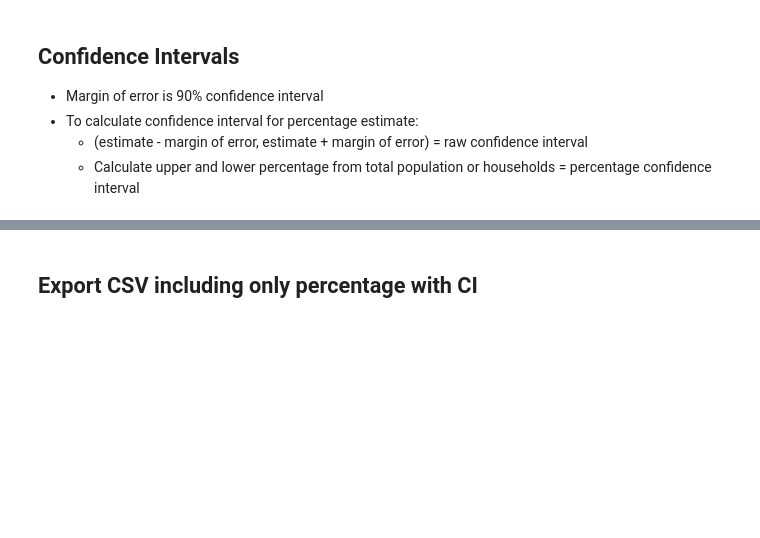
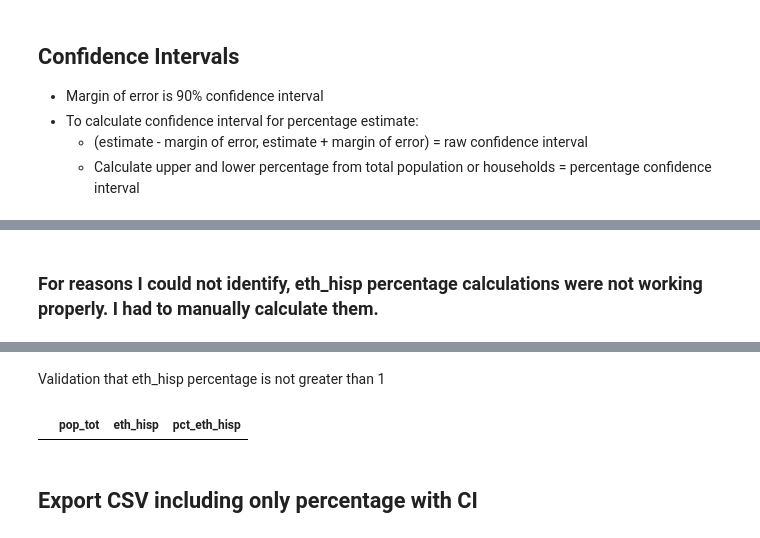
Before and after one commit to mfarme/eHealthEquity, a Jupyter notebook: Research/Data Source/ACS.ipynb, the cells around one changed output, grey strips where cells are left out. Drawn from its saved outputs; the diff is of its cells as text; code cells hidden in the pictures; blank space fills up the shorter version.

Commit message:
eth_hisp var had to be manually calculated to get correct percentage

```diff
--- a/Research/Data Source/ACS.ipynb
+++ b/Research/Data Source/ACS.ipynb
@@ -202,8 +200,19 @@ Vectorized operation for percentage calculation
-# %%
-df[['pct_' + i for i in pop]] = df[pop].divide(df['pop_tot'], axis=0)
-df[['pct_' + i for i in edu_pop]] = df[edu_pop].divide(df['pop_25'], axis=0)
-df[['pct_' + i for i in hh]] = df[hh].divide(df['hh_tot'], axis=0)
-df[['pct_' + i for i in occ_pop]] = df[occ_pop].divide(df['pop_lf'], axis=0)
+# %% [markdown]
+### For reasons I could not identify, eth_hisp percentage calculations were not working properly. I had to manually calculate them.
+# %%
+#divide pop_tot by i to get pct_i for each row
+for i in pop:
+    df['pct_'+i] = df[i]/df['pop_tot']
+for i in edu_pop:
+    df['pct_'+i] = df[i]/df['pop_25']
+for i in occ_pop:
+    df['pct_'+i] = df[i]/df['pop_lf']
+for i in hh:
+    df['pct_'+i] = df[i]/df['hh_tot']
+
+df['pct_eth_hisp'] = df['eth_hisp']/df['pop_tot']
+df['pct_eth_hisp_upper'] = df['eth_hisp_upper']/df['pop_tot']
+df['pct_eth_hisp_lower'] = df['eth_hisp_lower']/df['pop_tot']
 # %%
 df.head()
 # %% [output]
@@ -213,5 +222,12 @@ df.head()
 | 2 | 01 | 005 | Barbour County, Alabama | 25259 | 17995.0 | 8561 | 9088.0 | 1336.0 | 3042.0 | 6600.0 | 3689.0 | ... |
 | 3 | 01 | 007 | Bibb County, Alabama | 22412 | 16057.0 | 8223 | 7083.0 | 988.0 | 2137.0 | 7052.0 | 2886.0 | ... |
 | 4 | 01 | 009 | Blount County, Alabama | 58884 | 40668.0 | 24244 | 21300.0 | 2761.0 | 3889.0 | 14284.0 | 8732.0 | ... |
+# %% [markdown]
+Validation that eth_hisp percentage is not greater than 1
+# %%
+#show rows were pct_eth_hisp is greater than 1, just show pop_tot, eth_hisp, pct_eth_hisp columns
+df[df['pct_eth_hisp'] > 1][['pop_tot', 'eth_hisp', 'pct_eth_hisp']]
+# %% [output]
+|  | pop_tot | eth_hisp | pct_eth_hisp |
 # %%
 #export to csv (all variables, raw and percent)
```
Also changed, not shown: parts of 2 cells of this notebook.
